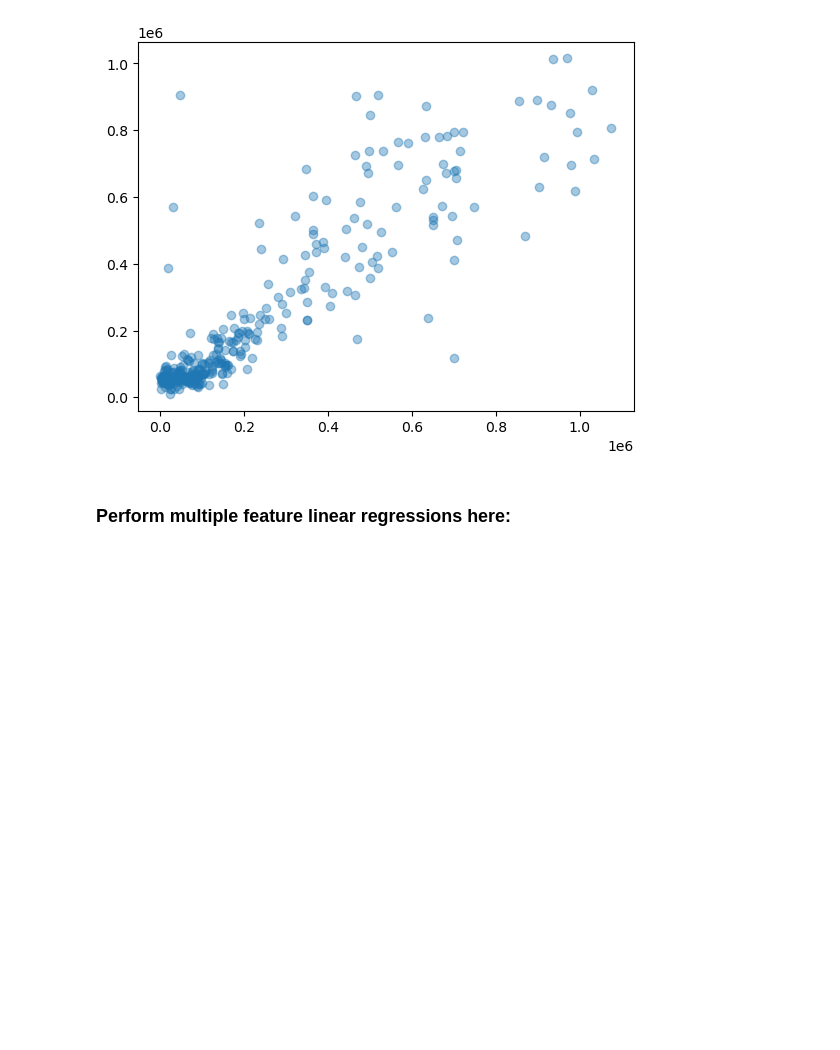
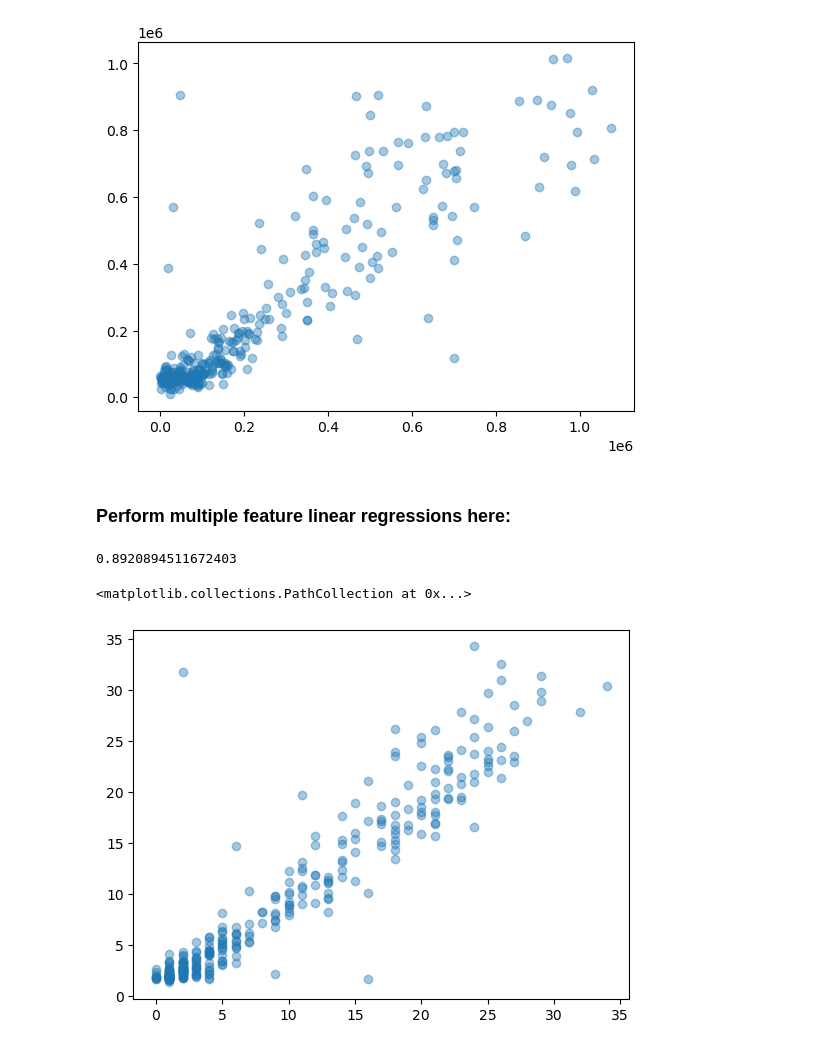
Before and after one commit to fatemehaa/DS-ML-Git-Projects, a Jupyter notebook: Tennis Ace/tennis ace.ipynb, the cells around one changed output. Saved outputs shown, nothing was run; the diff lists cells and outputs as text; code cells hidden in the pictures; blank space fills up the shorter version.

Commit message:
Performed multiple feature linear regression

```diff
--- a/Tennis Ace/tennis ace.ipynb
+++ b/Tennis Ace/tennis ace.ipynb
@@ -148,3 +148,22 @@ plt.scatter(y_test, outcome_predict, alpha = 0.4)
 [figure]
 # %% [markdown]
 ### Perform multiple feature linear regressions here:
+# %%
+## DoubleFaults, ReturnGamesPlayed, FirstServe, BreakPointsFaced, ServiceGamesPlayed vs Losses
+features = df[['DoubleFaults', 'ReturnGamesPlayed', 'FirstServe', 'BreakPointsFaced', 'ServiceGamesPlayed']]
+outcome = df[['Losses']]
+
+x_train, x_test, y_train, y_test = train_test_split(features, outcome, \
+                                                    train_size=0.8, test_size=0.2)
+
+# create and fit model
+model = LinearRegression()
+model.fit(x_train, y_train)
+print(model.score(x_test, y_test))
+
+outcome_predict = model.predict(x_test)
+plt.scatter(y_test, outcome_predict, alpha = 0.4)
+# %% [output]
+0.8920894511672403
+<matplotlib.collections.PathCollection at 0x...>
+[figure, added]
```
